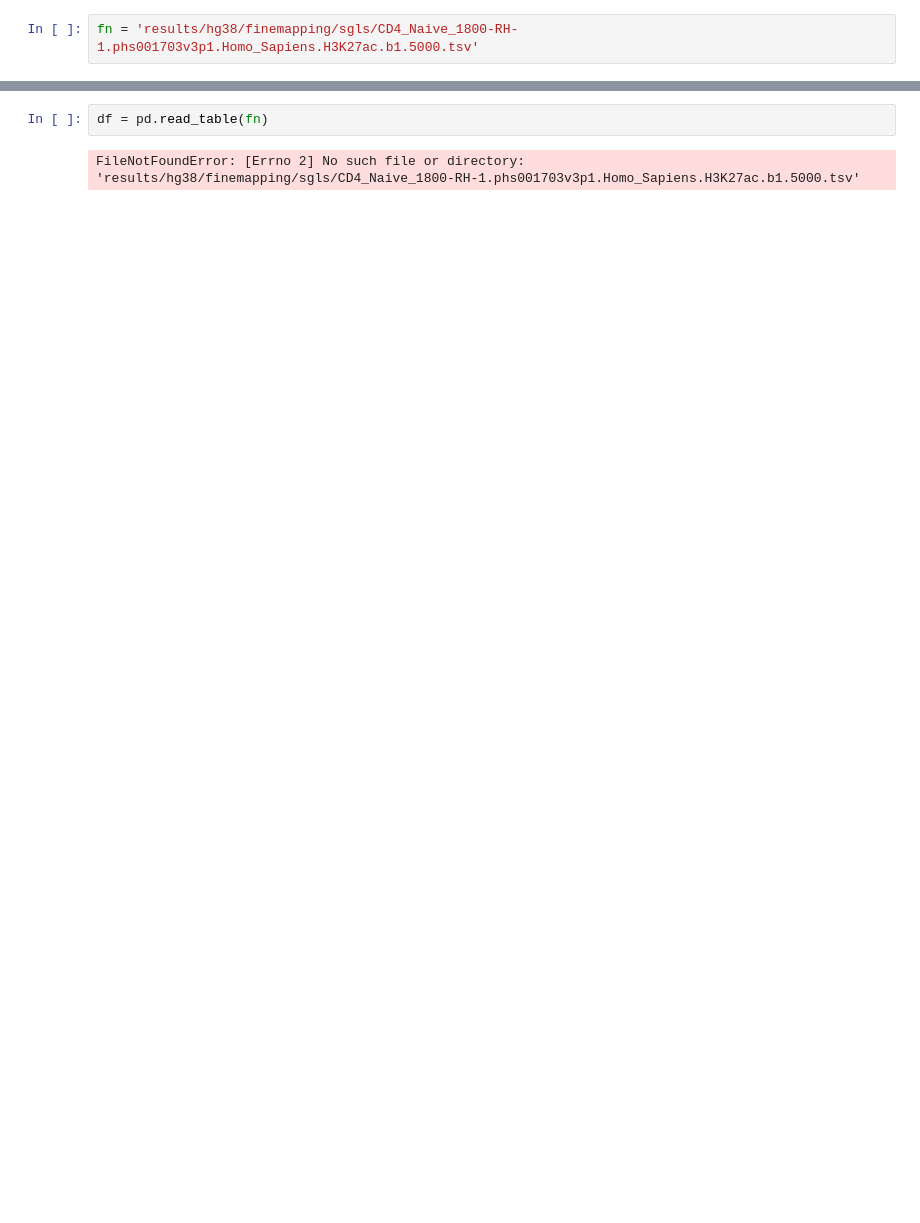
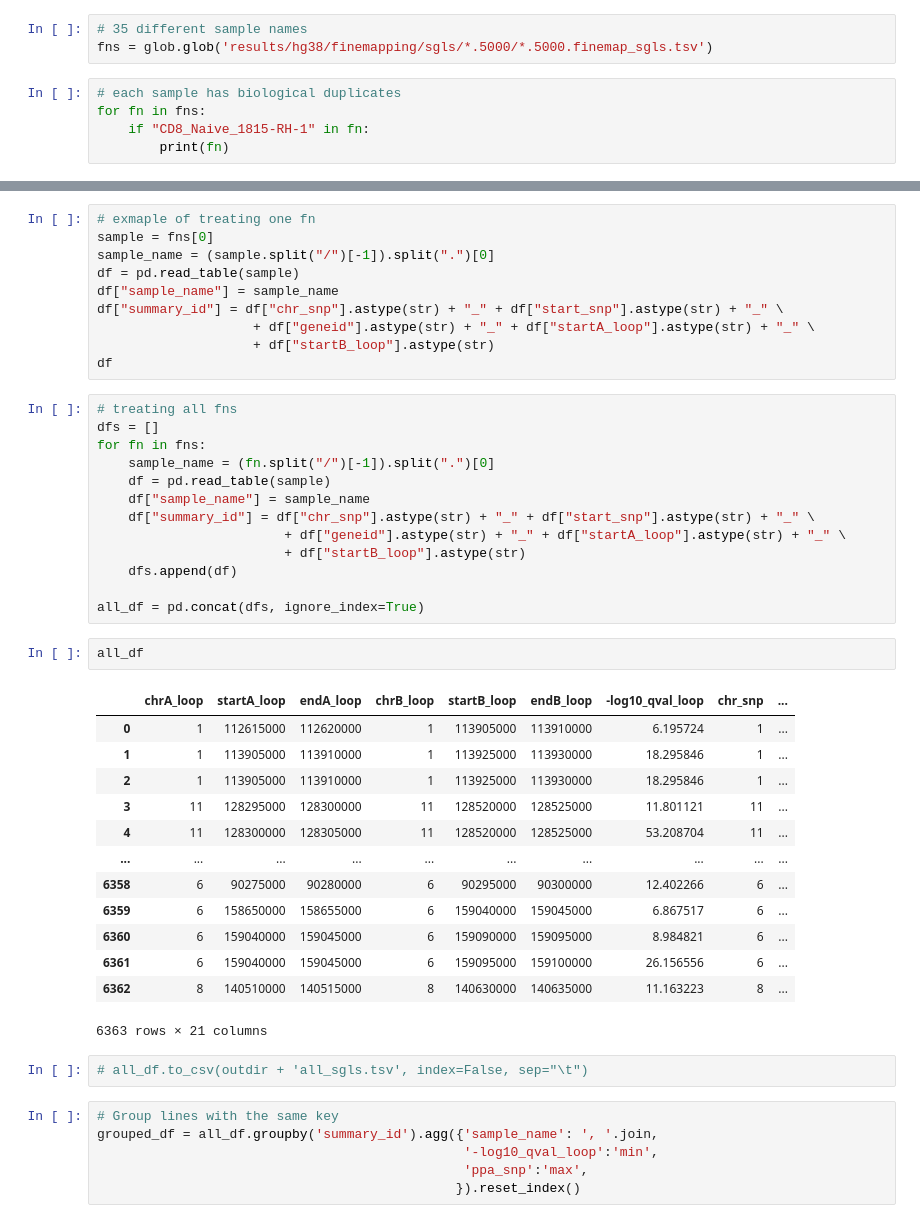
Before and after one commit to ay-lab-team/Loop-Catalog-SGLs, a Jupyter notebook: workflow/qscripts/finemap/LC.Summary_of_FineMapping_SGLs.ipynb, the cells around one changed output, grey strips where cells are left out. Drawn from its saved outputs; the diff is of its cells as text; blank space fills up the shorter version.

Commit message:
find samples with the same sgl version 1

```diff
--- a/workflow/qscripts/finemap/LC.Summary_of_FineMapping_SGLs.ipynb
+++ b/workflow/qscripts/finemap/LC.Summary_of_FineMapping_SGLs.ipynb
@@ -19,4 +19,10 @@ os.chdir('/mnt/bioadhoc-temp/Groups/vd-ay/jreyna/projects/t1d-loop-catalog/')
 outdir = 'results/hg38/finemapping/sgls/summary/'
 os.makedirs(outdir, exist_ok=True)
 # %%
-fn = 'results/hg38/finemapping/sgls/CD4_Naive_1800-RH-1.phs001703v3p1.Homo_Sapiens.H3K27ac.b1.5000.tsv'
+# 35 different sample names
+fns = glob.glob('results/hg38/finemapping/sgls/*.5000/*.5000.finemap_sgls.tsv')
+# %%
+# each sample has biological duplicates
+for fn in fns:
+    if "CD8_Naive_1815-RH-1" in fn:
+        print(fn)
@@ -23,4 +33,47 @@ fn = 'results/hg38/finemapping/sgls/CD4_Naive_1800-RH-1.phs001703v3p1.Homo_Sapie
 # %%
-df = pd.read_table(fn)
+# exmaple of treating one fn
+sample = fns[0]
+sample_name = (sample.split("/")[-1]).split(".")[0]
+df = pd.read_table(sample)
+df["sample_name"] = sample_name
+df["summary_id"] = df["chr_snp"].astype(str) + "_" + df["start_snp"].astype(str) + "_" \
+                    + df["geneid"].astype(str) + "_" + df["startA_loop"].astype(str) + "_" \
+                    + df["startB_loop"].astype(str)
+df
-# %% [output]
-FileNotFoundError: [Errno 2] No such file or directory: 'results/hg38/finemapping/sgls/CD4_Naive_1800-RH-1.phs001703v3p1.Homo_Sapiens.H3K27ac.b1.5000.tsv'
+# %%
+# treating all fns
+dfs = []
+for fn in fns:
+    sample_name = (fn.split("/")[-1]).split(".")[0]
+    df = pd.read_table(sample)
+    df["sample_name"] = sample_name
+    df["summary_id"] = df["chr_snp"].astype(str) + "_" + df["start_snp"].astype(str) + "_" \
+                        + df["geneid"].astype(str) + "_" + df["startA_loop"].astype(str) + "_" \
+                        + df["startB_loop"].astype(str)
+    dfs.append(df)
+
+all_df = pd.concat(dfs, ignore_index=True)
+# %%
+all_df
+# %% [output]
+|  | chrA_loop | startA_loop | endA_loop | chrB_loop | startB_loop | endB_loop | -log10_qval_loop | chr_snp | ... |
+| 0 | 1 | 112615000 | 112620000 | 1 | 113905000 | 113910000 | 6.195724 | 1 | ... |
+| 1 | 1 | 113905000 | 113910000 | 1 | 113925000 | 113930000 | 18.295846 | 1 | ... |
+| 2 | 1 | 113905000 | 113910000 | 1 | 113925000 | 113930000 | 18.295846 | 1 | ... |
+| 3 | 11 | 128295000 | 128300000 | 11 | 128520000 | 128525000 | 11.801121 | 11 | ... |
+| 4 | 11 | 128300000 | 128305000 | 11 | 128520000 | 128525000 | 53.208704 | 11 | ... |
+| ... | ... | ... | ... | ... | ... | ... | ... | ... | ... |
+| 6358 | 6 | 90275000 | 90280000 | 6 | 90295000 | 90300000 | 12.402266 | 6 | ... |
+| 6359 | 6 | 158650000 | 158655000 | 6 | 159040000 | 159045000 | 6.867517 | 6 | ... |
+| 6360 | 6 | 159040000 | 159045000 | 6 | 159090000 | 159095000 | 8.984821 | 6 | ... |
+| 6361 | 6 | 159040000 | 159045000 | 6 | 159095000 | 159100000 | 26.156556 | 6 | ... |
+| 6362 | 8 | 140510000 | 140515000 | 8 | 140630000 | 140635000 | 11.163223 | 8 | ... |
+6363 rows × 21 columns
+# %%
+# all_df.to_csv(outdir + 'all_sgls.tsv', index=False, sep="\t")
+# %%
+# Group lines with the same key
+grouped_df = all_df.groupby('summary_id').agg({'sample_name': ', '.join,
+                                               '-log10_qval_loop':'min',
+                                               'ppa_snp':'max',
+                                              }).reset_index()
```
Also changed, not shown: parts of 6 cells of this notebook.
